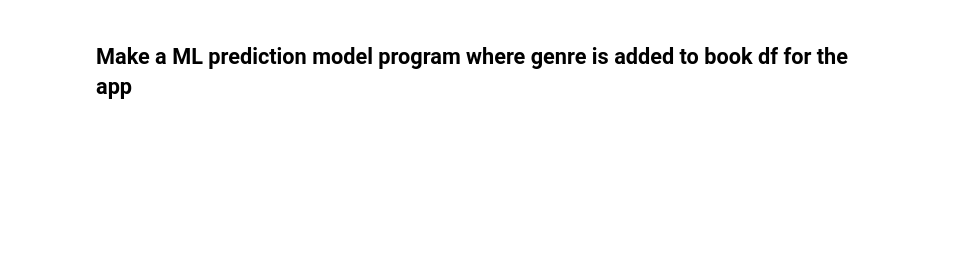
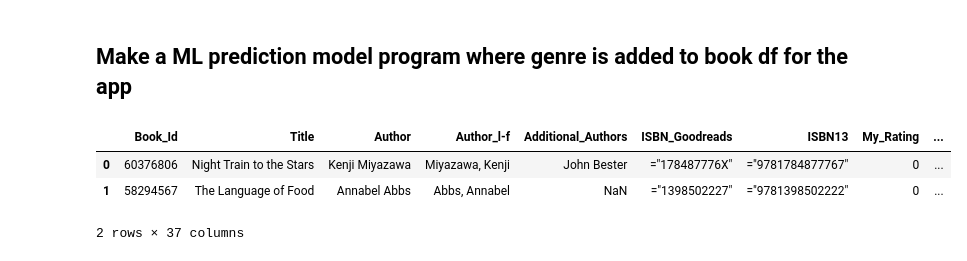
Before and after one commit to lalelisealstad/mybook-dashboard, a Jupyter notebook: notebooks/5_2_ml_genre_prediction.ipynb, the cells around one changed output. Cells and saved outputs as stored; diff of their text form; code cells hidden in the pictures; blank space fills up the shorter version.

```diff
--- a/notebooks/5_2_ml_genre_prediction.ipynb
+++ b/notebooks/5_2_ml_genre_prediction.ipynb
@@ -450,0 +418,7 @@ def ml_genre(df):
+# %%
+mybooks.head(2)
+# %% [output]
+|  | Book_Id | Title | Author | Author_l-f | Additional_Authors | ISBN_Goodreads | ISBN13 | My_Rating | ... |
+| 0 | 60376806 | Night Train to the Stars | Kenji Miyazawa | Miyazawa, Kenji | John Bester | ="178487776X" | ="9781784877767" | 0 | ... |
+| 1 | 58294567 | The Language of Food | Annabel Abbs | Abbs, Annabel | NaN | ="1398502227" | ="9781398502222" | 0 | ... |
+2 rows × 37 columns
```
Also changed, not shown: parts of 11 cells of this notebook, 9 other files.
